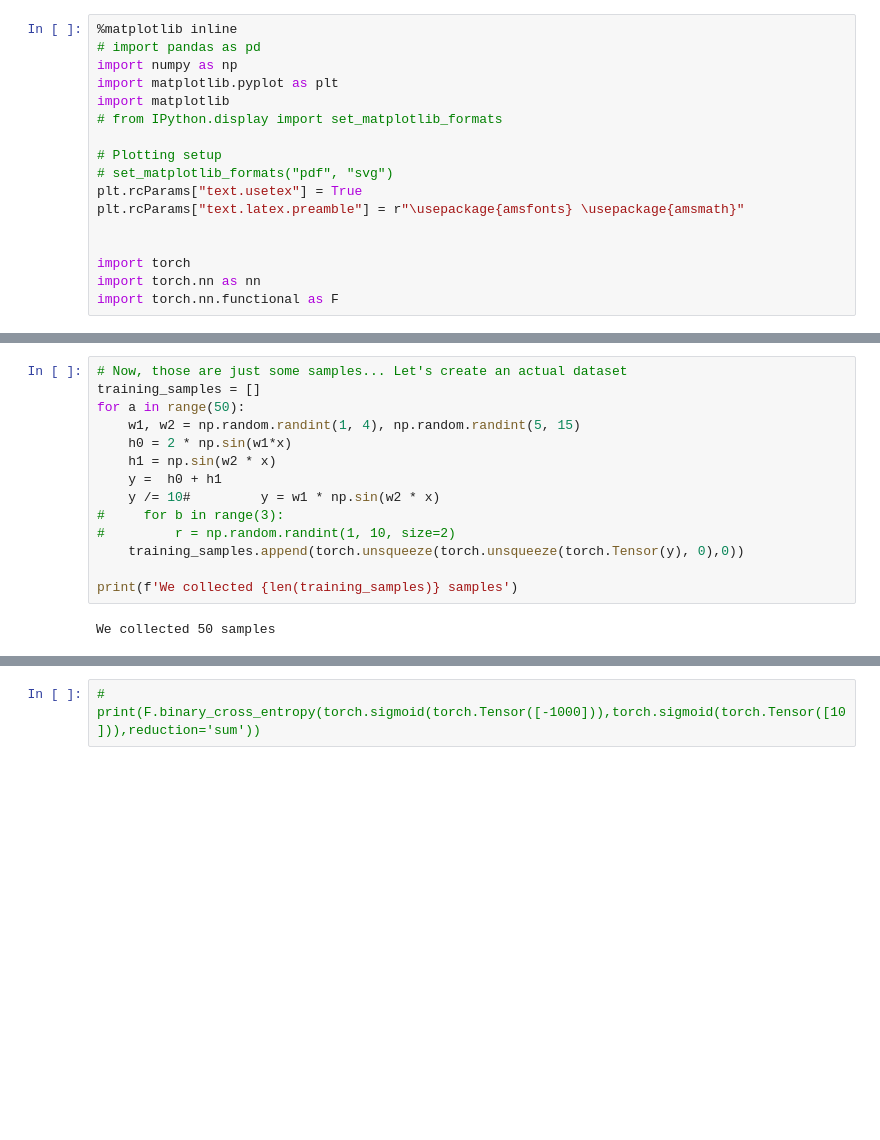
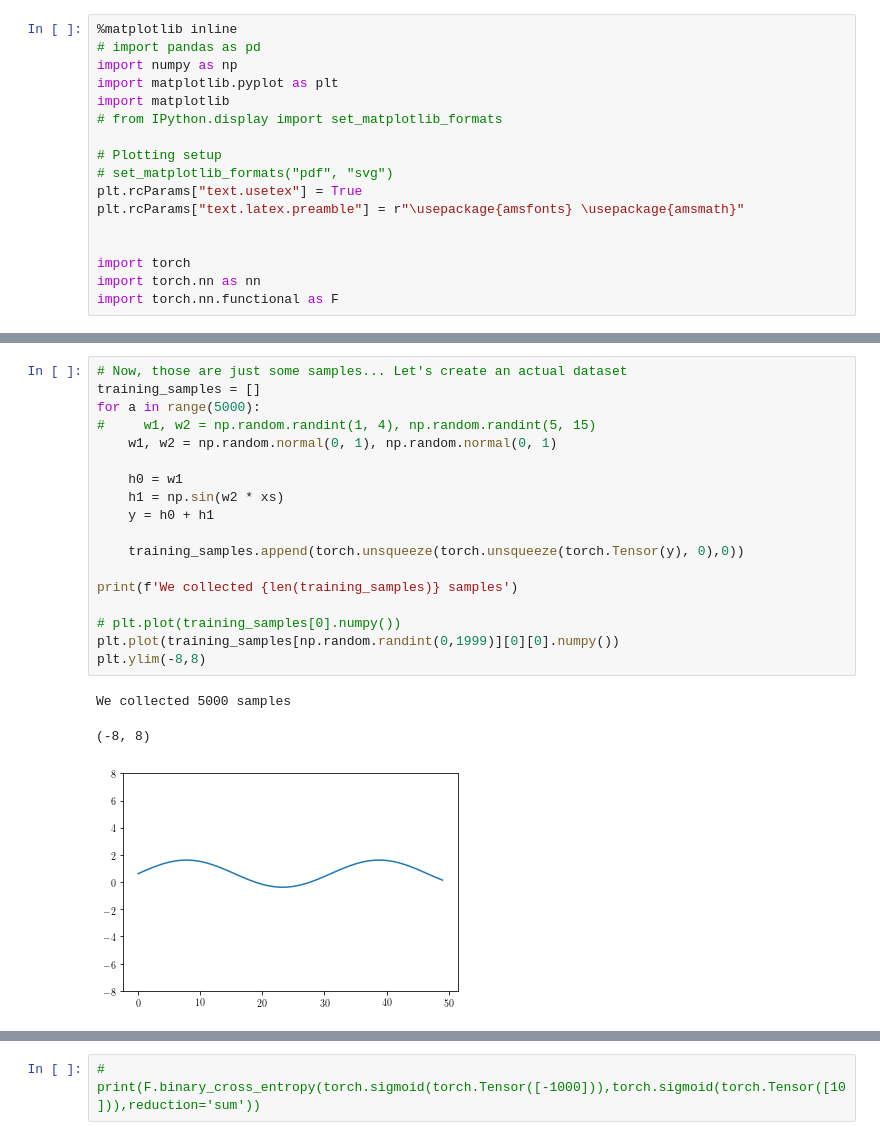
Before and after one commit to stefanwezel/SequentialVAE, a Jupyter notebook: example/disentangle_sequence.ipynb, the cells around one changed output, grey strips where cells are left out. Saved outputs shown, nothing was run; the diff lists cells and outputs as text; blank space fills up the shorter version.

```diff
--- a/example/disentangle_sequence.ipynb
+++ b/example/disentangle_sequence.ipynb
@@ -81,19 +73,25 @@ plt.show()
 # %%
 # Now, those are just some samples... Let's create an actual dataset
 training_samples = []
-for a in range(50):
-    w1, w2 = np.random.randint(1, 4), np.random.randint(5, 15)
-    h0 = 2 * np.sin(w1*x)
-    h1 = np.sin(w2 * x)
-    y =  h0 + h1
-    y /= 10#         y = w1 * np.sin(w2 * x)
-#     for b in range(3):
-#         r = np.random.randint(1, 10, size=2)
+for a in range(5000):
+#     w1, w2 = np.random.randint(1, 4), np.random.randint(5, 15)
+    w1, w2 = np.random.normal(0, 1), np.random.normal(0, 1)
+
+    h0 = w1
+    h1 = np.sin(w2 * xs)
+    y = h0 + h1
+
     training_samples.append(torch.unsqueeze(torch.unsqueeze(torch.Tensor(y), 0),0))
 
 print(f'We collected {len(training_samples)} samples')
+
+# plt.plot(training_samples[0].numpy())
+plt.plot(training_samples[np.random.randint(0,1999)][0][0].numpy())
+plt.ylim(-8,8)
 # %% [output]
-We collected 50 samples
+We collected 5000 samples
+(-8, 8)
+[figure, added]
 # %%
 class FHVAE(nn.Module):
     def __init__(self):
```
Also changed, not shown: parts of 7 cells of this notebook.
